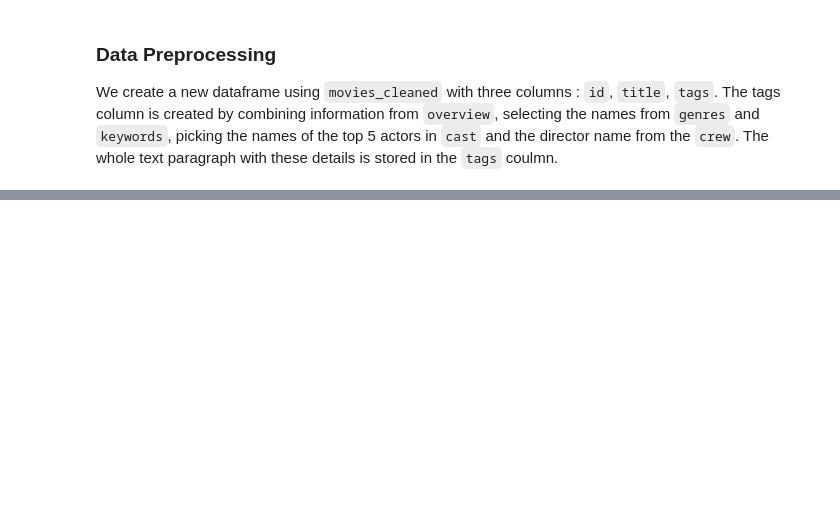
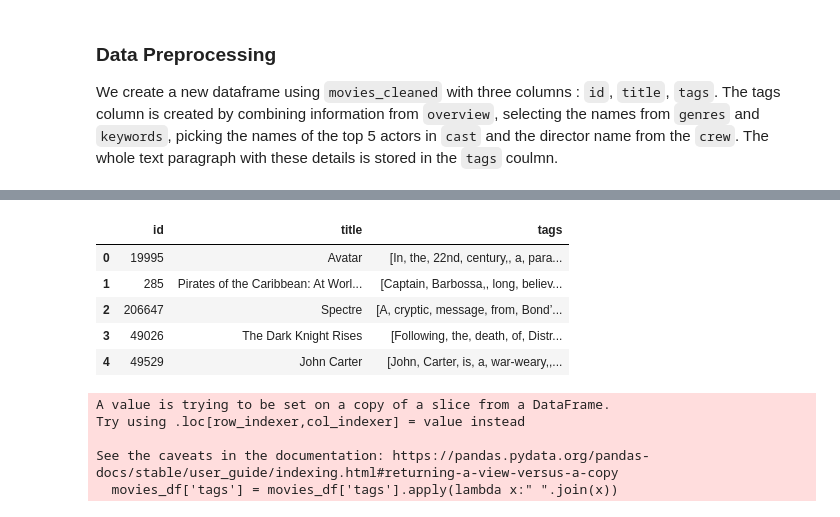
Before and after one commit to anniechakraborty/MovieRecommenderSystem, a Jupyter notebook: mvs.ipynb, the cells around one changed output, grey strips where cells are left out. Cells and saved outputs as stored; diff of their text form; code cells hidden in the pictures; blank space fills up the shorter version.

Commit message:
recommendation logic implemented for movie names

```diff
--- a/mvs.ipynb
+++ b/mvs.ipynb
@@ -202,3 +202,10 @@ movies_cleaned.head()
 # %% [markdown]
 ### Data Preprocessing
 We create a new dataframe using `movies_cleaned` with three columns : `id`, `title`, `tags`. The tags column is created by combining information from `overview`, selecting the names from `genres` and `keywords`, picking the names of the top 5 actors in `cast` and the director name from the `crew`. The whole text paragraph with these details is stored in the `tags` coulmn.
+# %%
+# Removing the spaces between words in the columns to avoid creation of separate entities for a keyword, cast names, gneres etc. when creating the tags
+
+movies_cleaned['genres'] = movies_cleaned['genres'].apply(lambda x:[i.replace(" ", "") for i in x])
+movies_cleaned['keywords'] = movies_cleaned['keywords'].apply(lambda x:[i.replace(" ", "") for i in x])
+movies_cleaned['cast'] = movies_cleaned['cast'].apply(lambda x:[i.replace(" ", "") for i in x])
+movies_cleaned['crew'] = movies_cleaned['crew'].apply(lambda x:[i.replace(" ", "") for i in x])
@@ -204,0 +241,3 @@ We create a new dataframe using `movies_cleaned` with three columns : `id`, `tit
+# %%
+# Removing null values from crew
+movies_cleaned['crew'] = movies_cleaned['crew'].fillna('[Unknown]')
@@ -204,0 +250,3 @@ We create a new dataframe using `movies_cleaned` with three columns : `id`, `tit
+# %%
+movies_cleaned['crew'] = movies_cleaned['crew'].apply(lambda x:[i.replace(" ", "") for i in x])
+movies_cleaned['overview'] = movies_cleaned['overview'].apply(lambda x: x.split() if isinstance(x, str) else [])
@@ -204,0 +269,4 @@ We create a new dataframe using `movies_cleaned` with three columns : `id`, `tit
+# %%
+# Creating the tags column by combining the overview, genres, keywords, cast and crew columns
+
+movies_cleaned['tags'] = movies_cleaned['overview'] + movies_cleaned['genres'] + movies_cleaned['keywords'] + movies_cleaned['cast'] + movies_cleaned['crew']
@@ -204,0 +299,19 @@ We create a new dataframe using `movies_cleaned` with three columns : `id`, `tit
+# %%
+# Creating a new movies dataframe using the cleaned columns for further processing
+movies_df = movies_cleaned[['id', 'title', 'tags']]
+movies_df.head()
+# %% [output]
+|  | id | title | tags |
+| 0 | 19995 | Avatar | [In, the, 22nd, century,, a, para... |
+| 1 | 285 | Pirates of the Caribbean: At Worl... | [Captain, Barbossa,, long, believ... |
+| 2 | 206647 | Spectre | [A, cryptic, message, from, Bond’... |
+| 3 | 49026 | The Dark Knight Rises | [Following, the, death, of, Distr... |
+| 4 | 49529 | John Carter | [John, Carter, is, a, war-weary,,... |
+# %%
+movies_df['tags'] = movies_df['tags'].apply(lambda x:" ".join(x))
+# %% [output]
+A value is trying to be set on a copy of a slice from a DataFrame.
+Try using .loc[row_indexer,col_indexer] = value instead
+
+See the caveats in the documentation: https://pandas.pydata.org/pandas-docs/stable/user_guide/indexing.html#returning-a-view-versus-a-copy
+  movies_df['tags'] = movies_df['tags'].apply(lambda x:" ".join(x))
```
Also changed, not shown: parts of 19 cells of this notebook.
